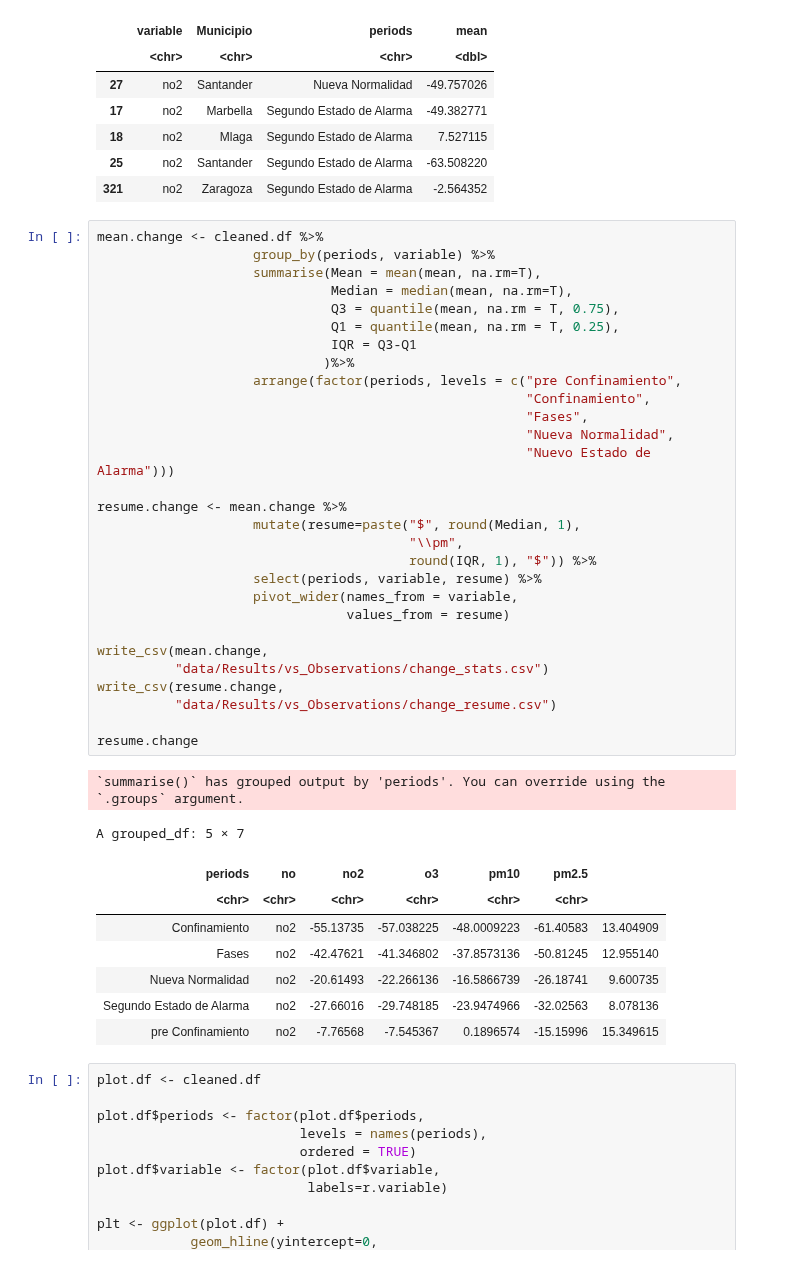
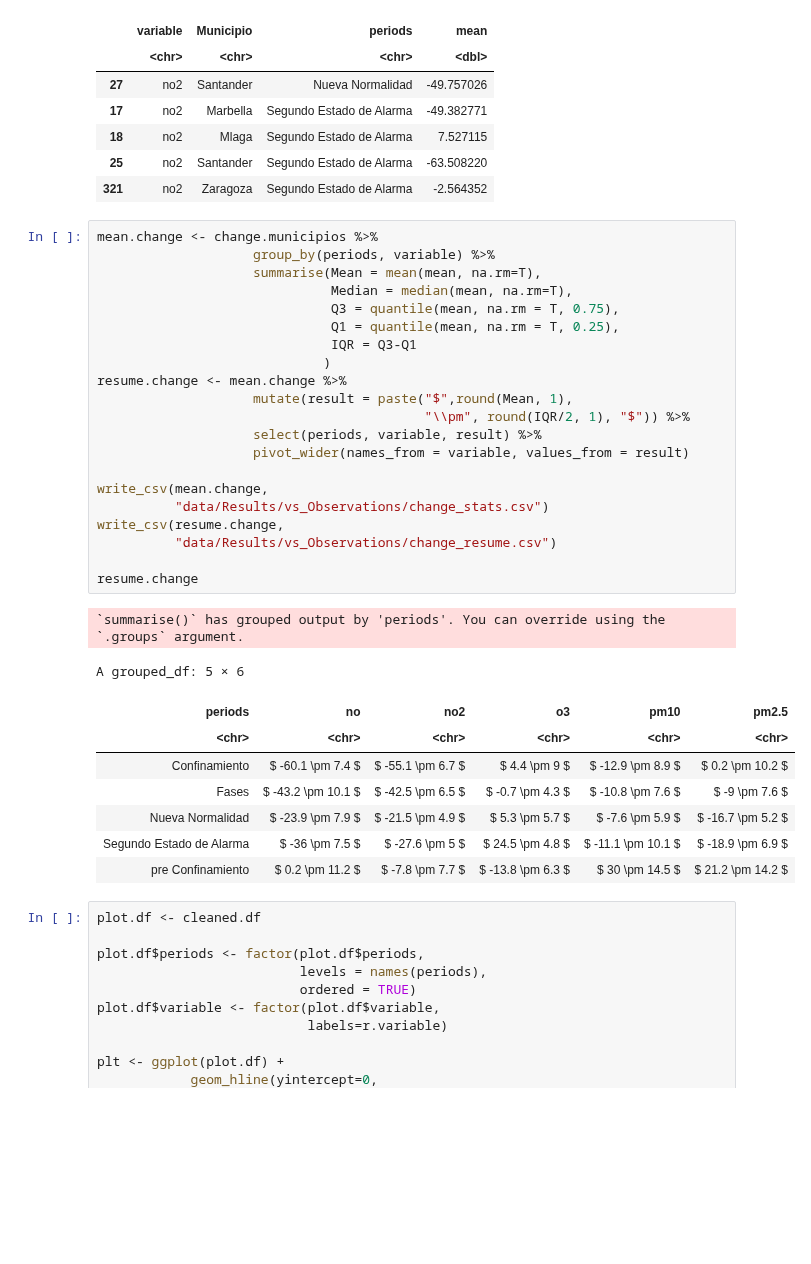
Before and after one commit to Jaimedgp/AirQualityCOVID, a Jupyter notebook: notebooks/Analysis/Raw-Change.ipynb, the cells around one changed output. Saved outputs shown, nothing was run; the diff lists cells and outputs as text; blank space fills up the shorter version.

Commit message:
vs Observations results

```diff
--- a/notebooks/Analysis/Raw-Change.ipynb
+++ b/notebooks/Analysis/Raw-Change.ipynb
@@ -188,44 +188,36 @@ A data.frame: 5 × 4
 | 25 | no2 | Santander | Segundo Estado de Alarma | -63.508220 |
 | 321 | no2 | Zaragoza | Segundo Estado de Alarma | -2.564352 |
 # %%
-mean.change <- cleaned.df %>%
+mean.change <- change.municipios %>%
                     group_by(periods, variable) %>%
                     summarise(Mean = mean(mean, na.rm=T),
                               Median = median(mean, na.rm=T),
                               Q3 = quantile(mean, na.rm = T, 0.75),
                               Q1 = quantile(mean, na.rm = T, 0.25),
                               IQR = Q3-Q1
-                             )%>%
-                    arrange(factor(periods, levels = c("pre Confinamiento",
-                                                       "Confinamiento",
-                                                       "Fases",
-                                                       "Nueva Normalidad",
-                                                       "Nuevo Estado de Alarma")))
-
+                             )
 resume.change <- mean.change %>%
-                    mutate(resume=paste("$", round(Median, 1),
-                                        "\\pm",
-                                        round(IQR, 1), "$")) %>%
-                    select(periods, variable, resume) %>%
-                    pivot_wider(names_from = variable,
-                                values_from = resume)
+                    mutate(result = paste("$",round(Mean, 1),
+                                          "\\pm", round(IQR/2, 1), "$")) %>%
+                    select(periods, variable, result) %>%
+                    pivot_wider(names_from = variable, values_from = result)
 
 write_csv(mean.change,
           "data/Results/vs_Observations/change_stats.csv")
 write_csv(resume.change,
           "data/Results/vs_Observations/change_resume.csv")
 
 resume.change
 # %% [output]
 `summarise()` has grouped output by 'periods'. You can override using the `.groups` argument.
-A grouped_df: 5 × 7
+A grouped_df: 5 × 6
 | periods | no | no2 | o3 | pm10 | pm2.5 |
 | <chr> | <chr> | <chr> | <chr> | <chr> | <chr> |
-| Confinamiento | no2 | -55.13735 | -57.038225 | -48.0009223 | -61.40583 | 13.404909 |
-| Fases | no2 | -42.47621 | -41.346802 | -37.8573136 | -50.81245 | 12.955140 |
-| Nueva Normalidad | no2 | -20.61493 | -22.266136 | -16.5866739 | -26.18741 | 9.600735 |
-| Segundo Estado de Alarma | no2 | -27.66016 | -29.748185 | -23.9474966 | -32.02563 | 8.078136 |
-| pre Confinamiento | no2 | -7.76568 | -7.545367 | 0.1896574 | -15.15996 | 15.349615 |
+| Confinamiento | $ -60.1 \pm 7.4 $ | $ -55.1 \pm 6.7 $ | $ 4.4 \pm 9 $ | $ -12.9 \pm 8.9 $ | $ 0.2 \pm 10.2 $ |
+| Fases | $ -43.2 \pm 10.1 $ | $ -42.5 \pm 6.5 $ | $ -0.7 \pm 4.3 $ | $ -10.8 \pm 7.6 $ | $ -9 \pm 7.6 $ |
+| Nueva Normalidad | $ -23.9 \pm 7.9 $ | $ -21.5 \pm 4.9 $ | $ 5.3 \pm 5.7 $ | $ -7.6 \pm 5.9 $ | $ -16.7 \pm 5.2 $ |
+| Segundo Estado de Alarma | $ -36 \pm 7.5 $ | $ -27.6 \pm 5 $ | $ 24.5 \pm 4.8 $ | $ -11.1 \pm 10.1 $ | $ -18.9 \pm 6.9 $ |
+| pre Confinamiento | $ 0.2 \pm 11.2 $ | $ -7.8 \pm 7.7 $ | $ -13.8 \pm 6.3 $ | $ 30 \pm 14.5 $ | $ 21.2 \pm 14.2 $ |
 # %%
 plot.df <- cleaned.df
 
```
Also changed, not shown: 4 other files.
